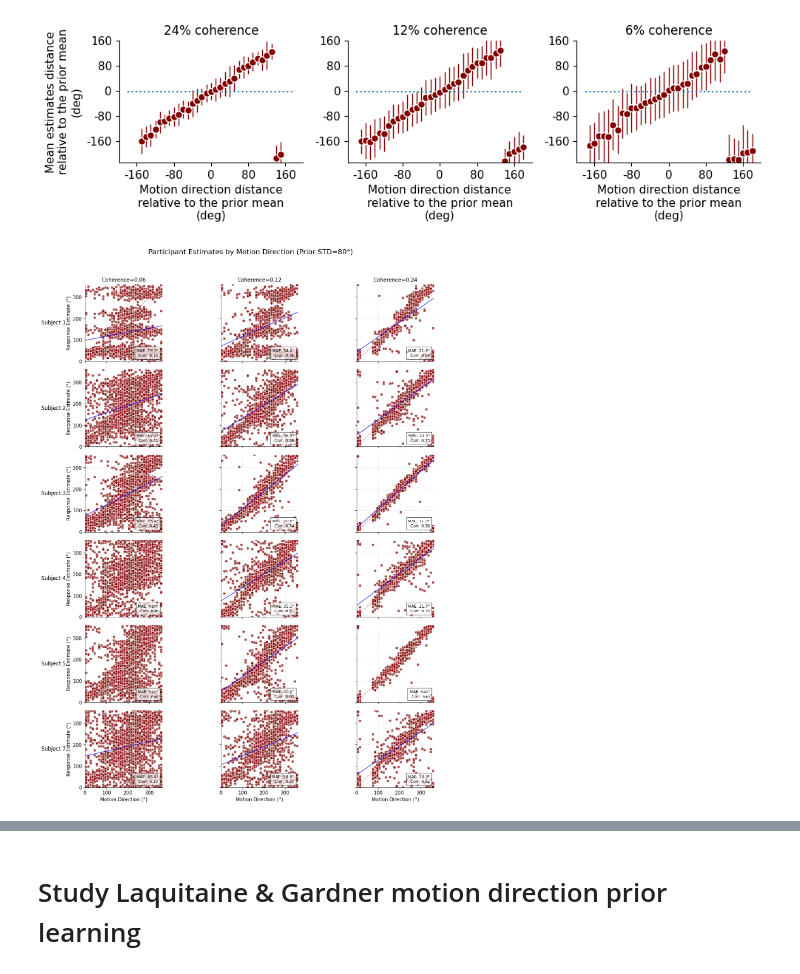
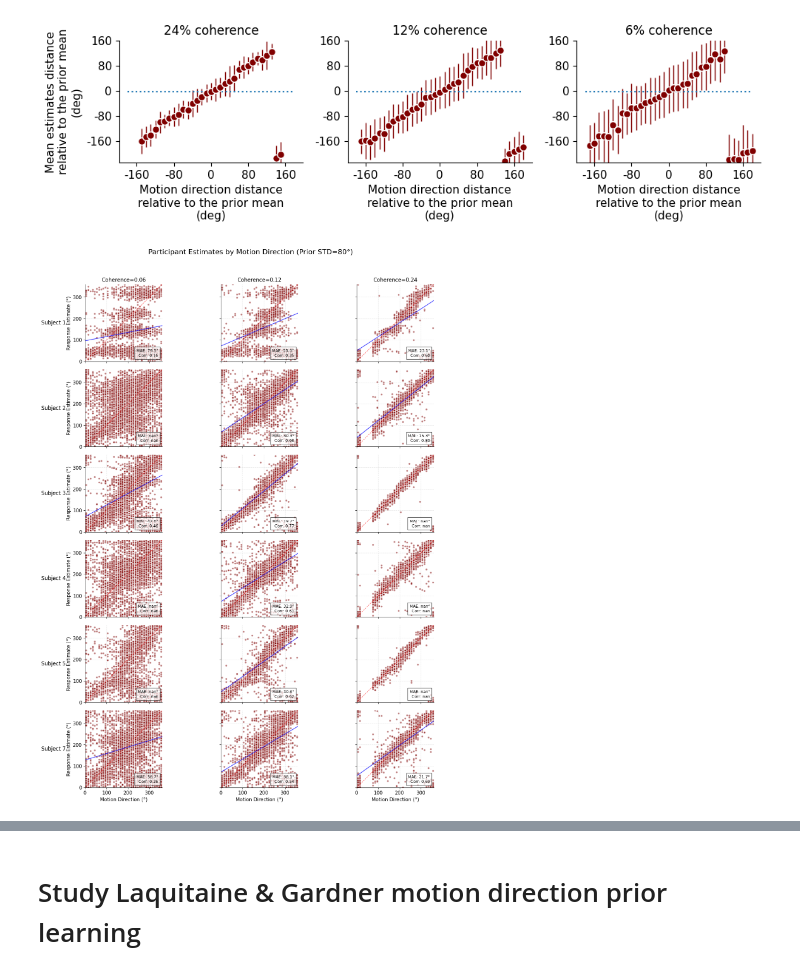
Before and after one commit to yifanzha-97/Neuro-Academy, a Jupyter notebook: projects/behavior_and_theory/laquitaine_human_errors.ipynb, the cells around one changed output, grey strips where cells are left out. Drawn from its saved outputs; the diff is of its cells as text; code cells hidden in the pictures.

```diff
--- a/projects/behavior_and_theory/laquitaine_human_errors.ipynb
+++ b/projects/behavior_and_theory/laquitaine_human_errors.ipynb
@@ -742,8 +742,8 @@ for row, sub_id in enumerate(SUBJECTS):
         ax.scatter(motion_direction, estimates_deg,
                   color=[0.5, 0, 0],
                   edgecolor='w',
-                  s=40,  # 点大小
-                  alpha=0.7)
+                  s=20,  # 点大小
+                  alpha=0.5)
 
         # 添加线性回归线
         if len(motion_direction) > 1:
@@ -765,31 +765,31 @@ for row, sub_id in enumerate(SUBJECTS):
 
         # 添加标题（仅第一行）
         if row == 0:
             ax.set_title(f"Coherence={coh}", fontsize=12)
 
         # 添加性能指标
         error = np.abs(estimates_deg - motion_direction)
         error = np.minimum(error, 360 - error)  # 考虑圆周性
         mae = np.mean(error)
         corr = np.corrcoef(motion_direction, estimates_deg)[0, 1]
 
         info_text = f"MAE: {mae:.1f}°\nCorr: {corr:.2f}"
         ax.text(0.95, 0.05, info_text,
                transform=ax.transAxes,
                ha='right', va='bottom',
                fontsize=9,
                bbox=dict(facecolor='white', alpha=0.7))
 
 # 添加左侧受试者标签
 for ax_row, sub_id in zip(axes, SUBJECTS):
     ax_row[0].text(-0.25, 0.5, f"Subject {sub_id}",
                   transform=ax_row[0].transAxes,
                   ha='right', va='center',
                   fontsize=12,
                   rotation=0)
 
 plt.tight_layout(rect=[0, 0, 1, 0.96])  # 为总标题留出空间
 plt.savefig(f"all_subjects_estimates_prior_{PRIOR_STD}.png", dpi=150, bbox_inches='tight')
 plt.show()
 # %% [output]
-[figure, old version]
+[figure, new version]
```
Also changed, not shown: parts of 4 cells of this notebook.
